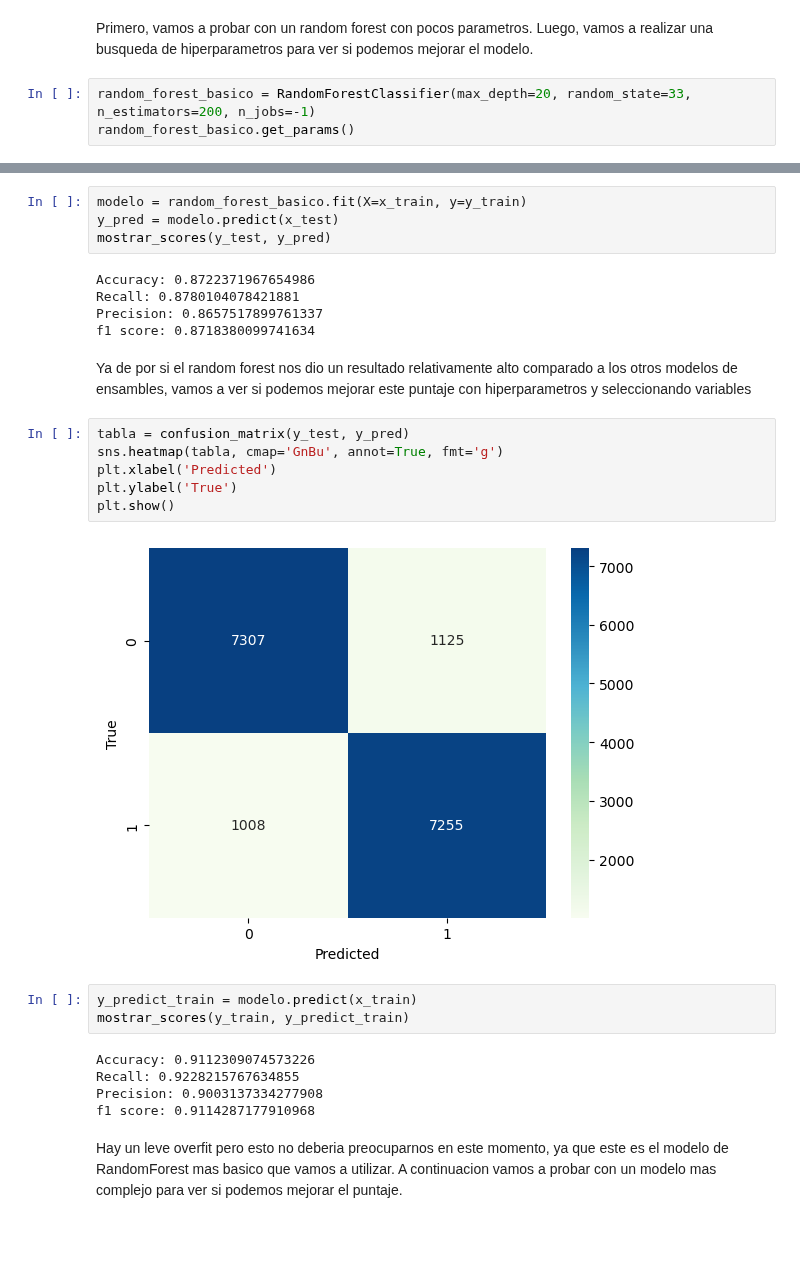
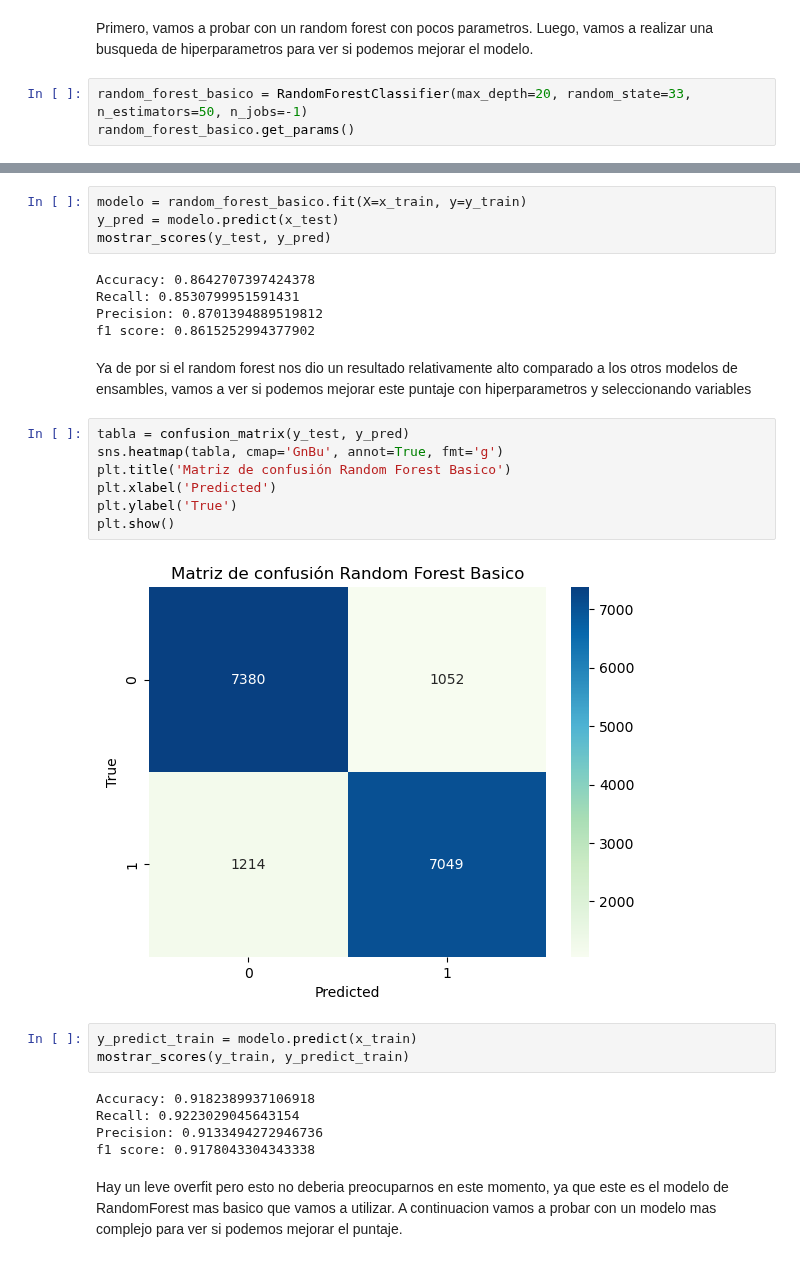
Before and after one commit to JuampiCarosi/7506R-2C2023-GRUPO23, a Jupyter notebook: 7506R_TP1_GRUPO23_CHP3_ENTREGA.ipynb, the cells around one changed output, grey strips where cells are left out. Saved outputs shown, nothing was run; the diff lists cells and outputs as text; blank space fills up the shorter version.

```diff
--- a/7506R_TP1_GRUPO23_CHP3_ENTREGA.ipynb
+++ b/7506R_TP1_GRUPO23_CHP3_ENTREGA.ipynb
@@ -582,7 +612,7 @@ x_train, x_test, y_train, y_test = train_test_split(df_trabajo_x,
 # %% [markdown]
 Primero, vamos a probar con un random forest con pocos parametros. Luego, vamos a realizar una busqueda de hiperparametros para ver si podemos mejorar el modelo.
 # %%
-random_forest_basico = RandomForestClassifier(max_depth=20, random_state=33, n_estimators=200, n_jobs=-1)
+random_forest_basico = RandomForestClassifier(max_depth=20, random_state=33, n_estimators=50, n_jobs=-1)
 random_forest_basico.get_params()
 # %% [output]
 {'bootstrap': True,
@@ -608,28 +638,29 @@ modelo = random_forest_basico.fit(X=x_train, y=y_train)
 y_pred = modelo.predict(x_test)
 mostrar_scores(y_test, y_pred)
 # %% [output]
-Accuracy: 0.8722371967654986
-Recall: 0.8780104078421881
-Precision: 0.8657517899761337
-f1 score: 0.8718380099741634
+Accuracy: 0.8642707397424378
+Recall: 0.8530799951591431
+Precision: 0.8701394889519812
+f1 score: 0.8615252994377902
 # %% [markdown]
 Ya de por si el random forest nos dio un resultado relativamente alto comparado a los otros modelos de ensambles, vamos a ver si podemos mejorar este puntaje con hiperparametros y seleccionando variables
 # %%
 tabla = confusion_matrix(y_test, y_pred)
 sns.heatmap(tabla, cmap='GnBu', annot=True, fmt='g')
+plt.title('Matriz de confusión Random Forest Basico')
 plt.xlabel('Predicted')
 plt.ylabel('True')
 plt.show()
 # %% [output]
-[figure, old version]
+[figure, new version]
 # %%
 y_predict_train = modelo.predict(x_train)
 mostrar_scores(y_train, y_predict_train)
 # %% [output]
-Accuracy: 0.9112309074573226
-Recall: 0.9228215767634855
-Precision: 0.9003137334277908
-f1 score: 0.9114287177910968
+Accuracy: 0.9182389937106918
+Recall: 0.9223029045643154
+Precision: 0.9133494272946736
+f1 score: 0.9178043304343338
 # %% [markdown]
 Hay un leve overfit pero esto no deberia preocuparnos en este momento, ya que este es el modelo de RandomForest mas basico que vamos a utilizar. A continuacion vamos a probar con un modelo mas complejo para ver si podemos mejorar el puntaje.
 # %% [markdown]
```
Also changed, not shown: parts of 69 cells of this notebook, 1 other file.
